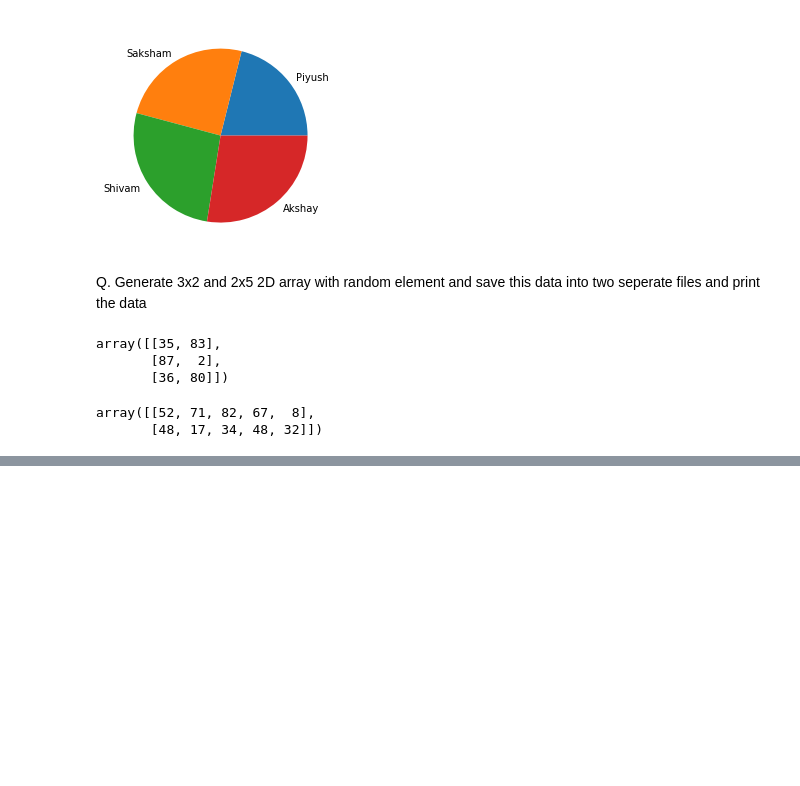
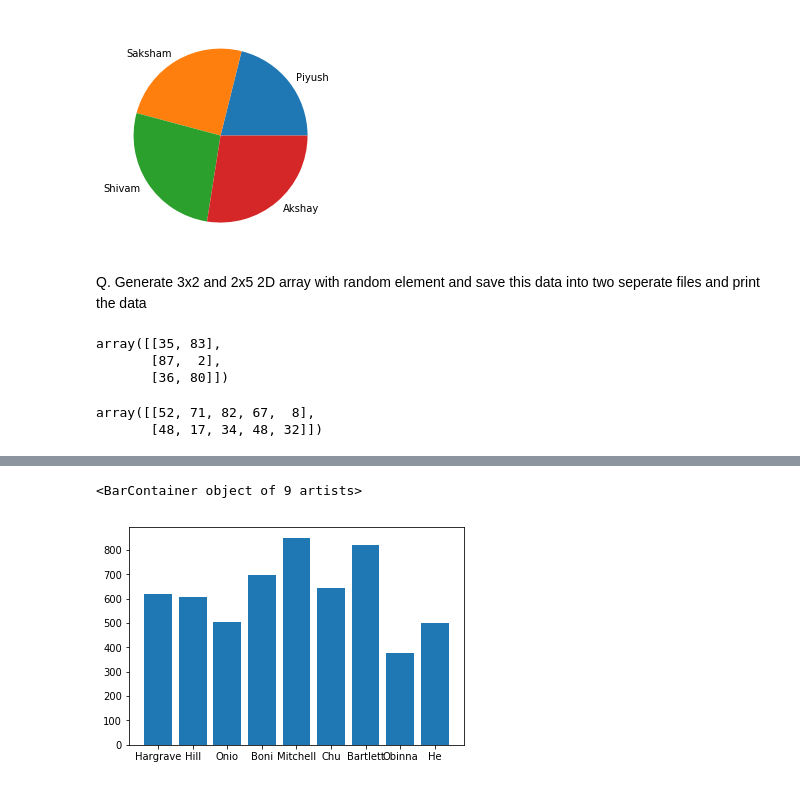
Before and after one commit to piyushagarwal08/Adhoc-Specialisation-ML, a Jupyter notebook: ML_TASKS.ipynb, the cells around one changed output, grey strips where cells are left out. Drawn from its saved outputs; the diff is of its cells as text; code cells hidden in the pictures; blank space fills up the shorter version.

```diff
--- a/ML_TASKS.ipynb
+++ b/ML_TASKS.ipynb
@@ -105,0 +150,5 @@ np.savetxt('2x5.csv',b)
+# %%
+plt.bar(read['Surname'].head(9),read['CreditScore'].head(9),label='Enjoy')
+# %% [output]
+<BarContainer object of 9 artists>
+[figure, added]
```
Also changed, not shown: parts of 15 cells of this notebook.
